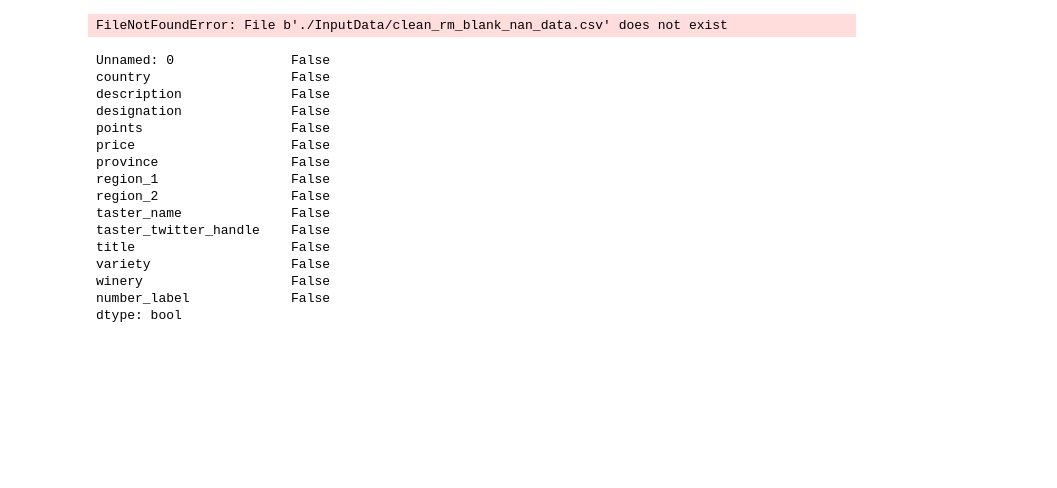
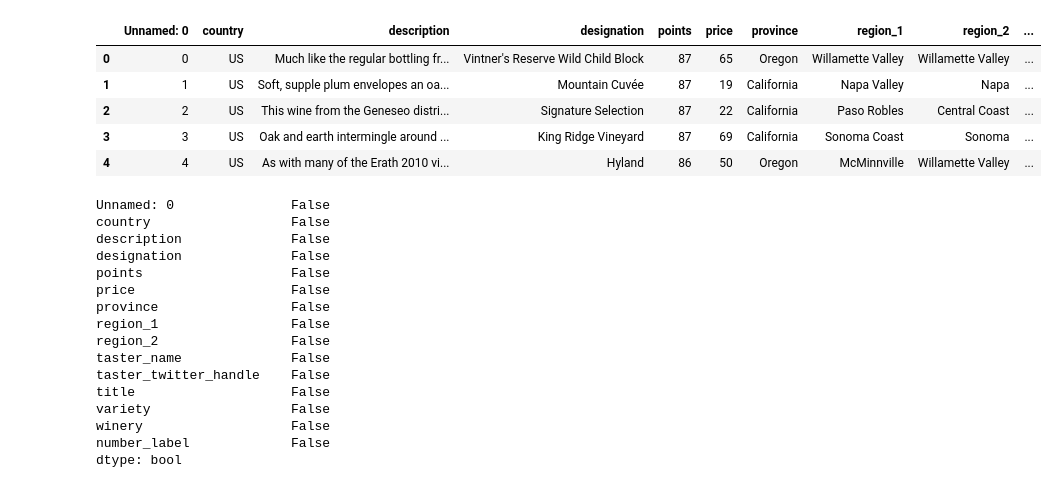
Before and after one commit to sunitharamar/Final_Project_ML-Wine-Varietals, a Jupyter notebook: DecisionTree-&-RandomForest.ipynb, the cells around one changed output. Cells and saved outputs as stored; diff of their text form; code cells hidden in the pictures; blank space fills up the shorter version.

```diff
--- a/DecisionTree-&-RandomForest.ipynb
+++ b/DecisionTree-&-RandomForest.ipynb
@@ -16,10 +54,15 @@ from sklearn.tree import DecisionTreeClassifier
 # %%
 # df = pd.read_csv('./InputData/winemag-data-130k-v2.csv')
-# df.head()
-df = pd.read_csv('./InputData/clean_rm_blank_nan_data.csv')
+
+df = pd.read_csv('./InputData/target.csv')
 df.head()
 # %% [output]
-FileNotFoundError: File b'./InputData/clean_rm_blank_nan_data.csv' does not exist
+|  | Unnamed: 0 | country | description | designation | points | price | province | region_1 | region_2 | ... |
+| 0 | 0 | US | Much like the regular bottling fr... | Vintner's Reserve Wild Child Block | 87 | 65 | Oregon | Willamette Valley | Willamette Valley | ... |
+| 1 | 1 | US | Soft, supple plum envelopes an oa... | Mountain Cuvée | 87 | 19 | California | Napa Valley | Napa | ... |
+| 2 | 2 | US | This wine from the Geneseo distri... | Signature Selection | 87 | 22 | California | Paso Robles | Central Coast | ... |
+| 3 | 3 | US | Oak and earth intermingle around ... | King Ridge Vineyard | 87 | 69 | California | Sonoma Coast | Sonoma | ... |
+| 4 | 4 | US | As with many of the Erath 2010 vi... | Hyland | 86 | 50 | Oregon | McMinnville | Willamette Valley | ... |
 # %%
 df.isnull().any()
 # %% [output]
```
Also changed, not shown: parts of 48 cells of this notebook, 13 other files.
